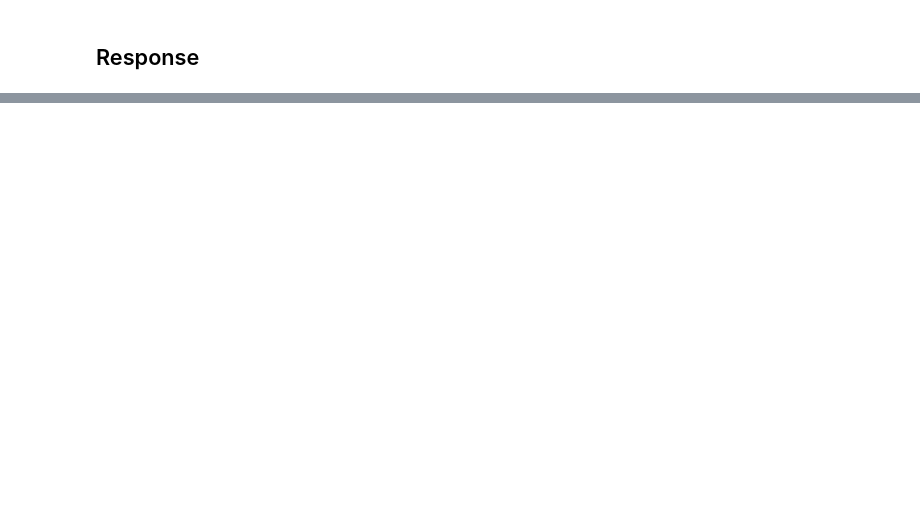
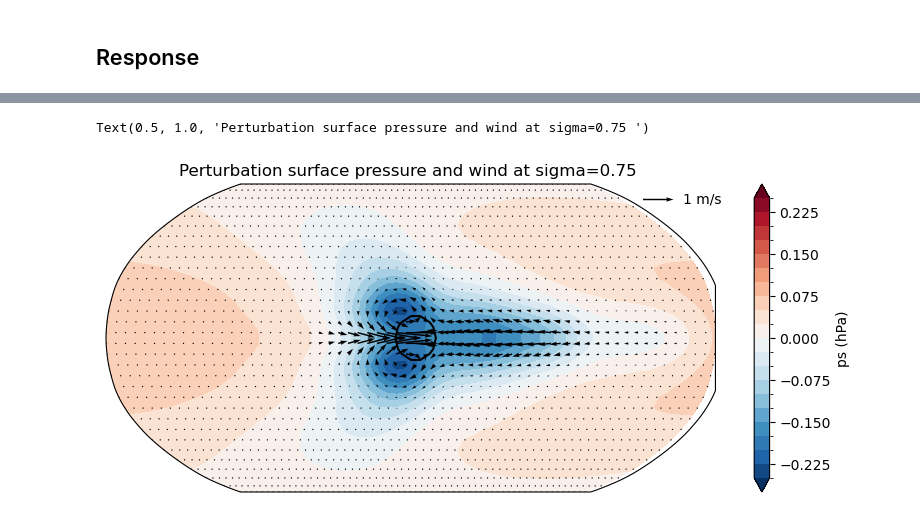
Before and after one commit to qnicolas/stationaryWave, a Jupyter notebook: twelveLevel.ipynb, the cells around one changed output, grey strips where cells are left out. Drawn from its saved outputs; the diff is of its cells as text; code cells hidden in the pictures; blank space fills up the shorter version.

```diff
--- a/twelveLevel.ipynb
+++ b/twelveLevel.ipynb
@@ -68,0 +73,19 @@ def plot_heating(ax):
+# %%
+# Perturbation pressure (~p0 * lnps)
+_,ax=plt.subplots(1,1,figsize=(10,4),subplot_kw={'projection':ccrs.Robinson()})
+(1e3 * gill_mean.lnps).plot.contourf(ax=ax,levels=21,extend='both',transform=ccrs.PlateCarree(),cbar_kwargs={'label': 'ps (hPa)'})
+
+plot_heating(ax)
+
+u= (gill_mean.u[0].sel(sigma=0.75,method='nearest'))
+v=-(gill_mean.u[1].sel(sigma=0.75,method='nearest'))
+X = u.latitude.expand_dims({"longitude":u.longitude}).transpose()
+Y = u.longitude.expand_dims({"latitude":u.latitude})
+n=1;m=n
+Q = ax.quiver(np.array(Y)[::n,::m],np.array(X)[::n,::m], np.array(u)[::n,::m], np.array(v)[::n,::m],color="k",scale=20,transform=ccrs.PlateCarree())
+ax.quiverkey(Q, 0.93,0.95, 1., label='1 m/s', labelpos='E', coordinates='axes',color='k')
+
+plt.title('Perturbation surface pressure and wind at sigma=0.75 ')
+# %% [output]
+Text(0.5, 1.0, 'Perturbation surface pressure and wind at sigma=0.75 ')
+[figure, added]
```
Also changed, not shown: parts of 18 cells of this notebook, 2 other files.
